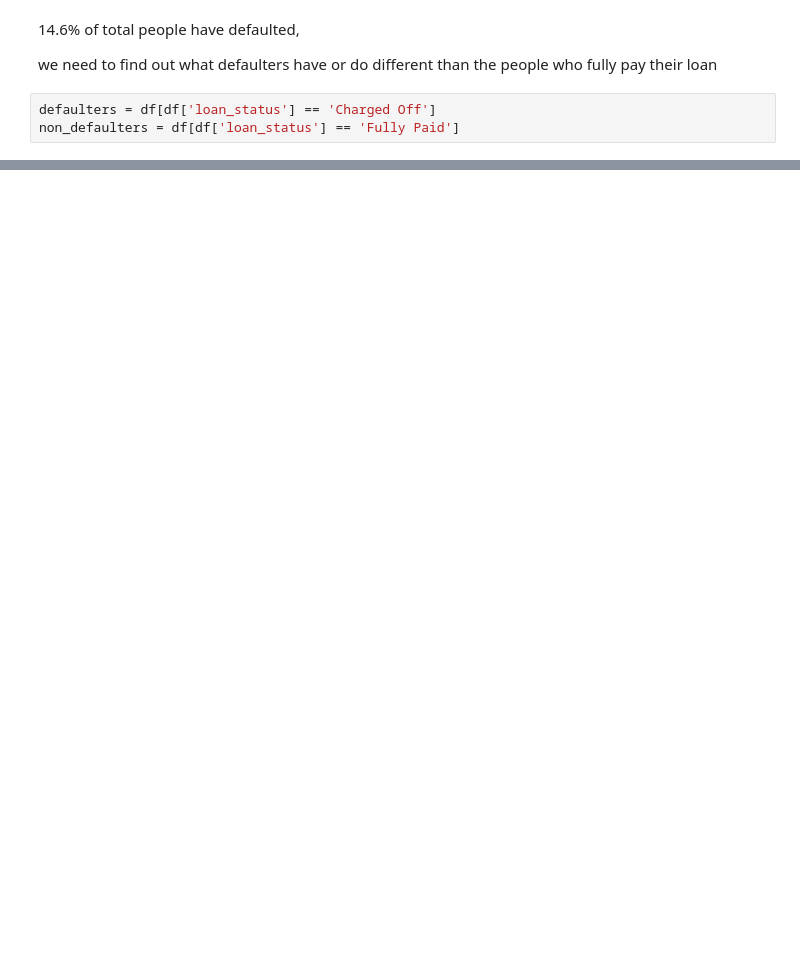
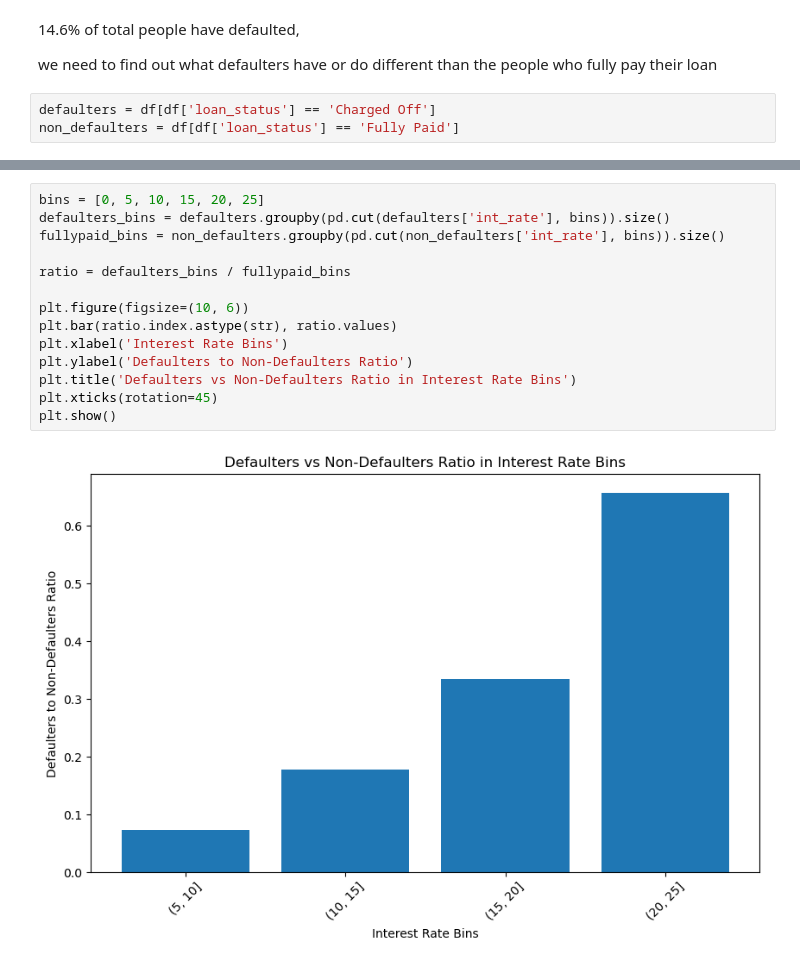
Before and after one commit to Rishabh-Saha/LendingClubCaseStudy, a Jupyter notebook: Rishabh_Saha.ipynb, the cells around one changed output, grey strips where cells are left out. Drawn from its saved outputs; the diff is of its cells as text; blank space fills up the shorter version.

```diff
--- a/Rishabh_Saha.ipynb
+++ b/Rishabh_Saha.ipynb
@@ -208,0 +246,16 @@ print('25-30: ', defaulters[(defaulters['dti'] > 25) & (defaulters['dti'] < 30)]
+# %%
+bins = [0, 5, 10, 15, 20, 25]
+defaulters_bins = defaulters.groupby(pd.cut(defaulters['int_rate'], bins)).size()
+fullypaid_bins = non_defaulters.groupby(pd.cut(non_defaulters['int_rate'], bins)).size()
+
+ratio = defaulters_bins / fullypaid_bins
+
+plt.figure(figsize=(10, 6))
+plt.bar(ratio.index.astype(str), ratio.values)
+plt.xlabel('Interest Rate Bins')
+plt.ylabel('Defaulters to Non-Defaulters Ratio')
+plt.title('Defaulters vs Non-Defaulters Ratio in Interest Rate Bins')
+plt.xticks(rotation=45)
+plt.show()
+# %% [output]
+[figure, added]
```
Also changed, not shown: parts of 64 cells of this notebook.
